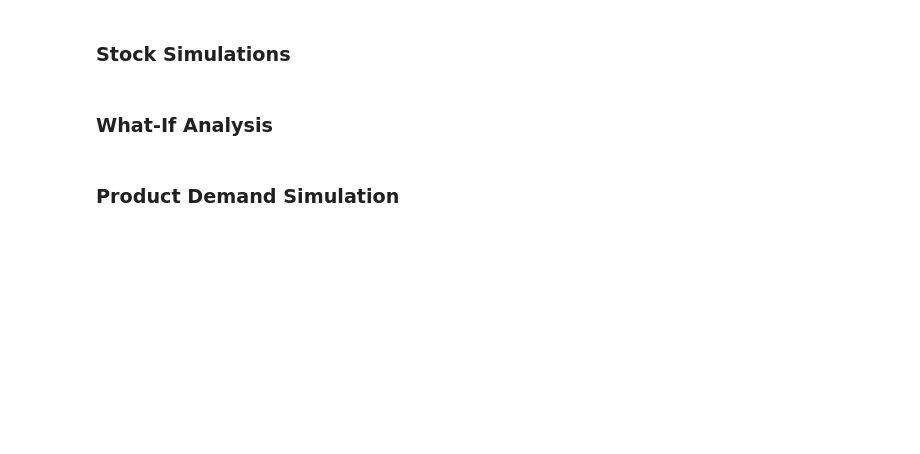
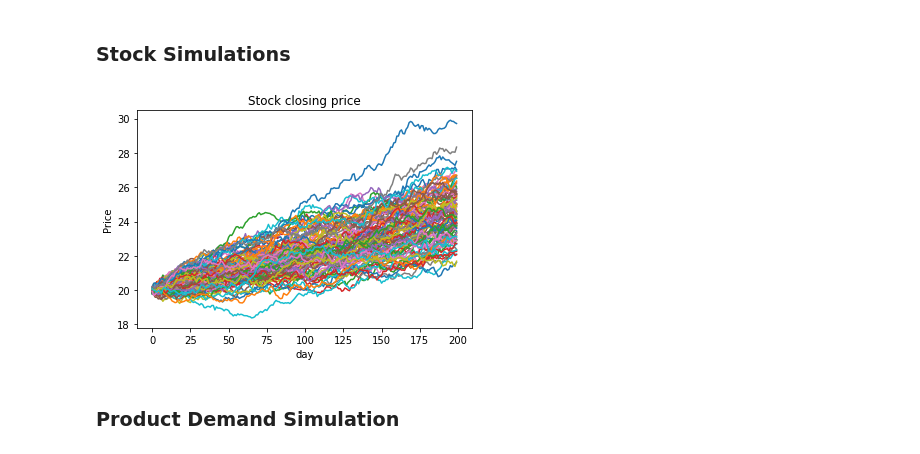
Before and after one commit to caiquemiranda/data-science-python-mongodb, a Jupyter notebook: 02-Monte_Carlo_Simulation_and_Density_Functions.ipynb, the cells around one changed output. Cells and saved outputs as stored; diff of their text form; code cells hidden in the pictures; blank space fills up the shorter version.

```diff
--- a/02-Monte_Carlo_Simulation_and_Density_Functions.ipynb
+++ b/02-Monte_Carlo_Simulation_and_Density_Functions.ipynb
@@ -8,7 +8,34 @@ import warnings
 warnings.filterwarnings('ignore')
 # %% [markdown]
 ### Stock Simulations
-# %% [markdown]
-### What-If Analysis
+# %%
+import matplotlib.pyplot as plt, numpy as np
+from scipy import stats
+
+def cum_price(p, d, m, s):
+    data = []
+
+    for d in range(d):
+        prob = stats.norm.rvs(loc=m, scale=s)
+        price = (p * prob)
+        data.append(price)
+        p = price
+
+    return data
+
+if __name__ == "__main__":
+    stk_price, days, mu, sigma = 20, 200, 1.001, 0.005
+    x = 0
+    while x < 100:
+        data = cum_price(stk_price, days, mu, sigma)
+        plt.plot(data)
+        x += 1
+
+    plt.ylabel('Price')
+    plt.xlabel('day')
+    plt.title('Stock closing price')
+    plt.show()
+# %% [output]
+[figure, added]
 # %% [markdown]
 ### Product Demand Simulation
```
Also changed, not shown: parts of 6 cells of this notebook.
